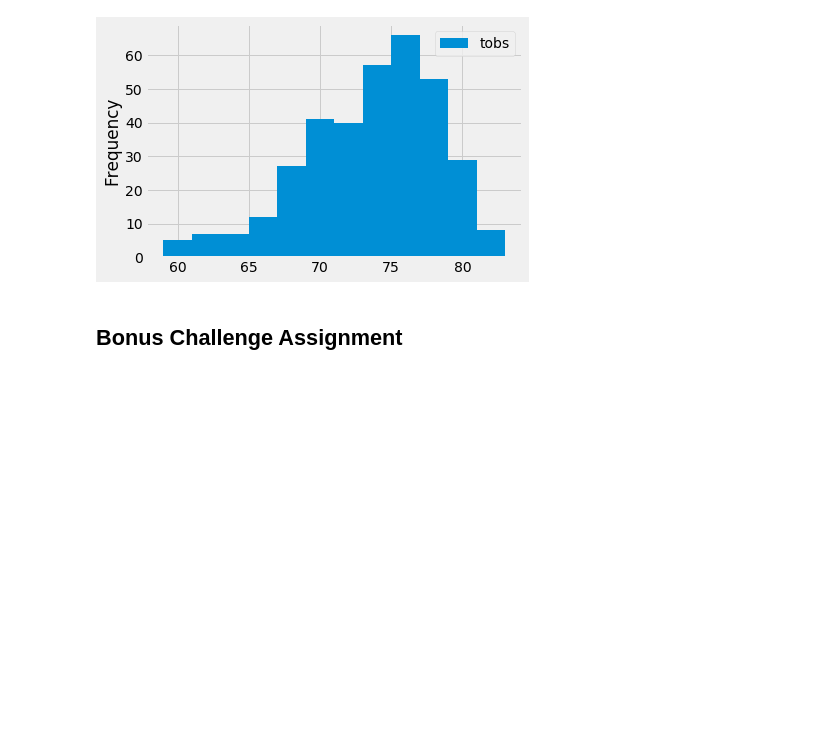
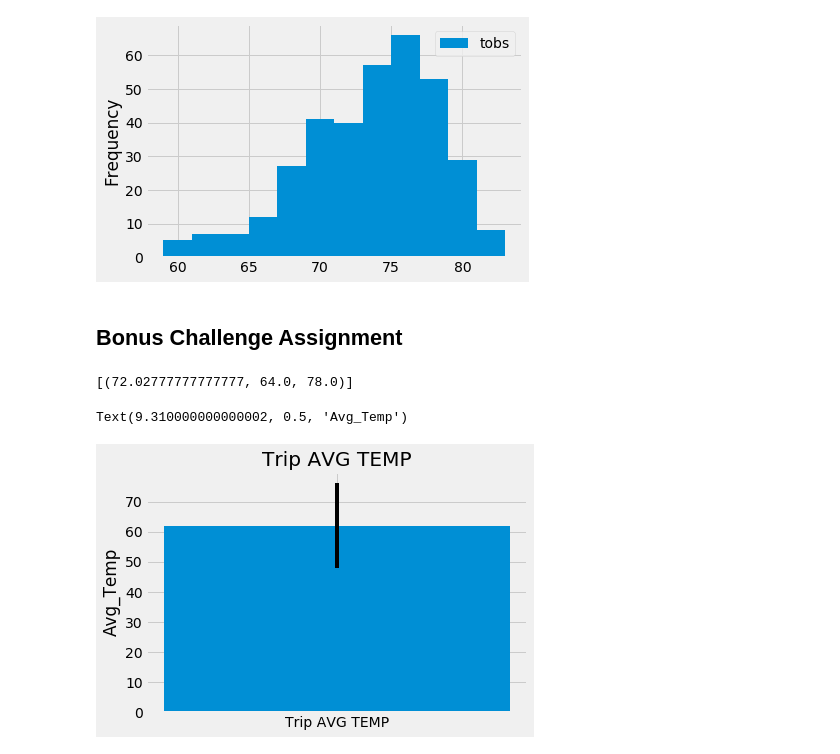
Before and after one commit to johnsonma23/sqlachemy-challenge, a Jupyter notebook: ClimateFinal.ipynb, the cells around one changed output. Drawn from its saved outputs; the diff is of its cells as text; code cells hidden in the pictures; blank space fills up the shorter version.

```diff
--- a/ClimateFinal.ipynb
+++ b/ClimateFinal.ipynb
@@ -197,30 +207,48 @@ plt.show()
 # %%
 # This function called `calc_temps` will accept start date and end date in the format '%Y-%m-%d'
 # and return the minimum, average, and maximum temperatures for that range of dates
-def calc_temps(start_date, end_date):
-    """TMIN, TAVG, and TMAX for a list of dates.
+#def calc_temps(start_date, end_date):
+    #"""TMIN, TAVG, and TMAX for a list of dates.
 
-    Args:
-        start_date (string): A date string in the format %Y-%m-%d
-        end_date (string): A date string in the format %Y-%m-%d
+    #Args:
+        #start_date (string): A date string in the format %Y-%m-%d
+        #end_date (string): A date string in the format %Y-%m-%d
 
-    Returns:
-        TMIN, TAVE, and TMAX
-    """
+    #Returns:
+        #TMIN, TAVE, and TMAX
+    #"""
 
-    return session.query(func.min(Measurement.tobs), func.avg(Measurement.tobs), func.max(Measurement.tobs)).\
-        filter(Measurement.date >= start_date).filter(Measurement.date <= end_date).all()
+    #return session.query(func.min(Measurement.tobs), func.avg(Measurement.tobs), func.max(Measurement.tobs)).\
+        #filter(Measurement.date >= start_date).filter(Measurement.date <= end_date).all()
 
 # function usage example
-print(calc_temps('2012-02-28', '2012-03-05'))
+#print(calc_temps('2012-02-28', '2012-03-05'))
+
+def calc_temps(start_date, end_date):
+    temp_results = session.query(func.avg(Measurement.tobs),func.min(Measurement.tobs),func.max(Measurement.tobs)).\
+                 filter(Measurement.date >= start_date).filter(Measurement.date <= end_date).all()
+    return temp_results
+temp_results_stats = calc_temps('2017-02-28','2017-03-05')
+print(temp_results_stats)
+# %% [output]
+[(72.02777777777777, 64.0, 78.0)]
 # %%
 # Use your previous function `calc_temps` to calculate the tmin, tavg, and tmax
 # for your trip using the previous year's data for those same dates.
 # %%
 # Plot the results from your previous query as a bar chart.
 # Use "Trip Avg Temp" as your Title
 # Use the average temperature for the y value
 # Use the peak-to-peak (tmax-tmin) value as the y error bar (yerr)
+x = 'Trip AVG TEMP'
+plt.bar(x=x,height= temp_stats_list[0][0],yerr =(temp_results_stats[0][2]- temp_results_stats[0][1]) )
+plt.tight_layout()
+plt.title('Trip AVG TEMP')
+plt.ylabel('Avg_Temp')
+#plt.savefig("Image/Trip_Avg_Temp.png")
+# %% [output]
+Text(9.310000000000002, 0.5, 'Avg_Temp')
+[figure, added]
 # %%
 # Calculate the total amount of rainfall per weather station for your trip dates using the previous year's matching dates.
 # Sort this in descending order by precipitation amount and list the station, name, latitude, longitude, and elevation
```
Also changed, not shown: parts of 9 cells of this notebook, 4 other files.
